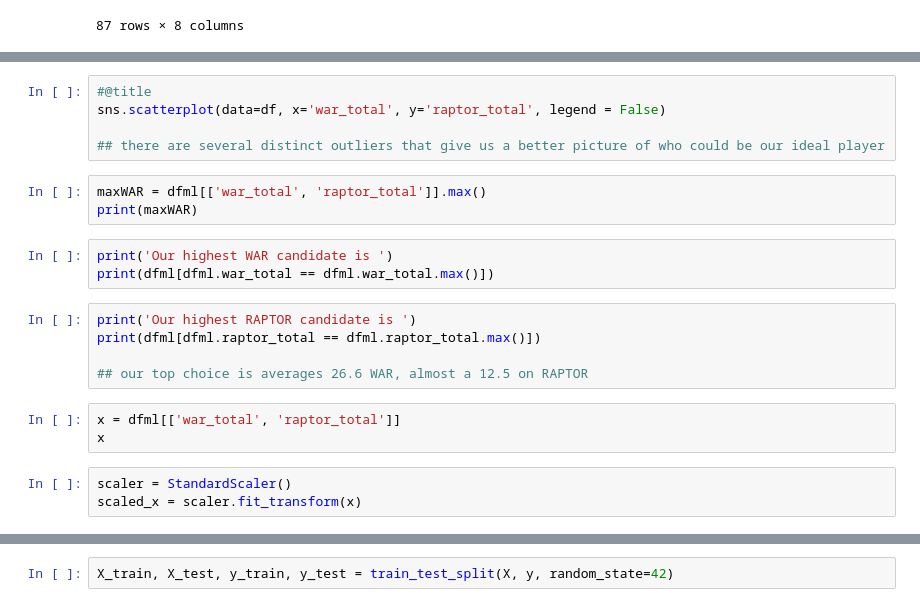
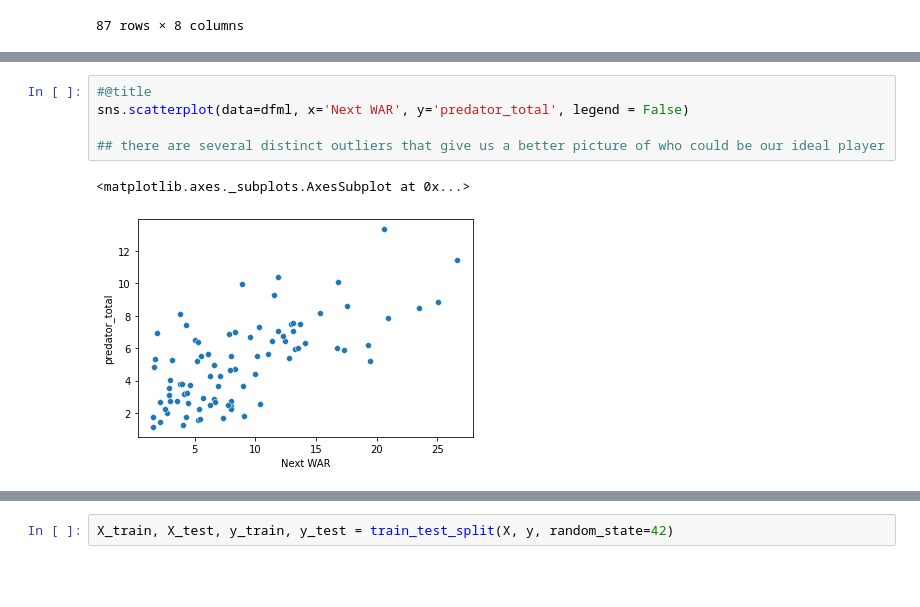
Before and after one commit to acafiero/sports-project2, a Jupyter notebook: Cafiero_Project_2.ipynb, the cells around one changed output, grey strips where cells are left out. Cells and saved outputs as stored; diff of their text form; blank space fills up the shorter version.

```diff
--- a/Cafiero_Project_2.ipynb
+++ b/Cafiero_Project_2.ipynb
@@ -220,22 +285,8 @@ sns.jointplot(data=dfml, x='war_total', y='pace_impact', legend = False)
 # %%
 #@title
-sns.scatterplot(data=df, x='war_total', y='raptor_total', legend = False)
+sns.scatterplot(data=dfml, x='Next WAR', y='predator_total', legend = False)
 
 ## there are several distinct outliers that give us a better picture of who could be our ideal player
+# %% [output]
+<matplotlib.axes._subplots.AxesSubplot at 0x...>
+[figure, added]
-# %%
-maxWAR = dfml[['war_total', 'raptor_total']].max()
-print(maxWAR)
-# %%
-print('Our highest WAR candidate is ')
-print(dfml[dfml.war_total == dfml.war_total.max()])
-# %%
-print('Our highest RAPTOR candidate is ')
-print(dfml[dfml.raptor_total == dfml.raptor_total.max()])
-
-## our top choice is averages 26.6 WAR, almost a 12.5 on RAPTOR
-# %%
-x = dfml[['war_total', 'raptor_total']]
-x
-# %%
-scaler = StandardScaler()
-scaled_x = scaler.fit_transform(x)
```
Also changed, not shown: parts of 46 cells of this notebook.
